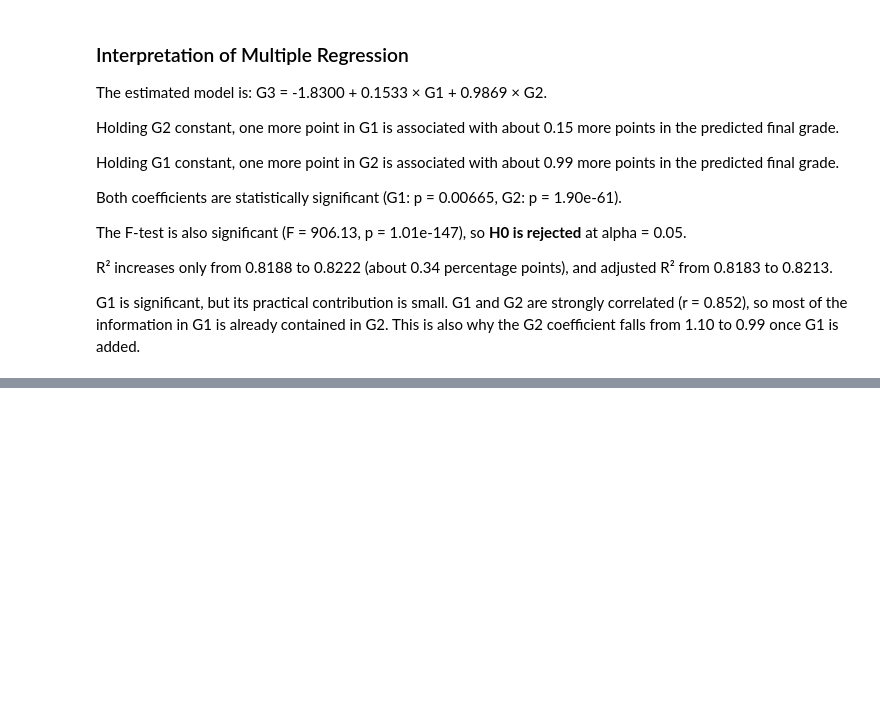
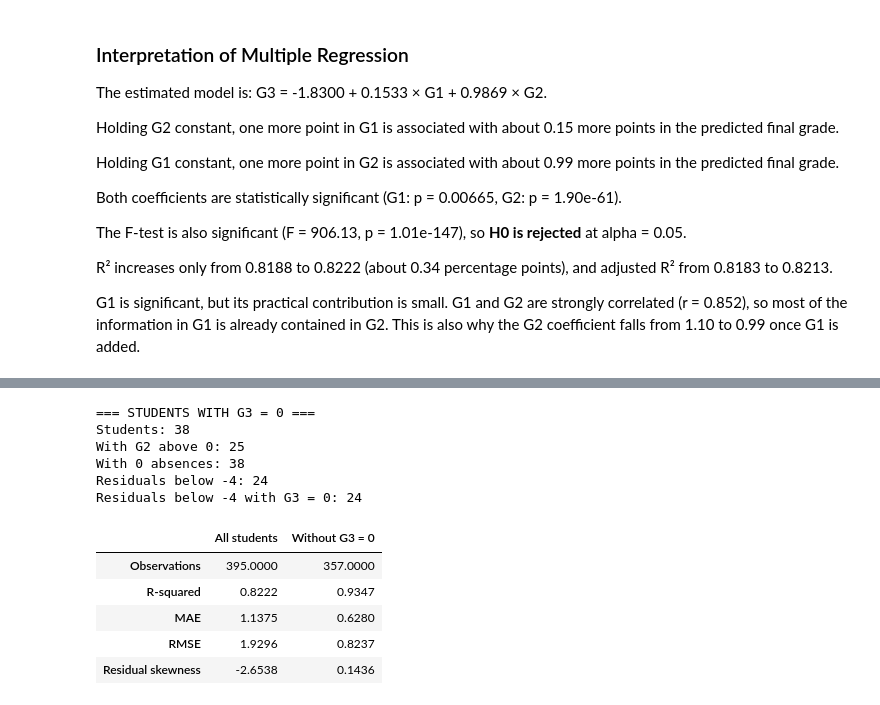
Before and after one commit to valonhajrediniii/data-analysis-project-1, a Jupyter notebook: analysis.ipynb, the cells around one changed output, grey strips where cells are left out. Drawn from its saved outputs; the diff is of its cells as text; code cells hidden in the pictures; blank space fills up the shorter version.

```diff
--- a/analysis.ipynb
+++ b/analysis.ipynb
@@ -522,0 +582,44 @@ G1 is significant, but its practical contribution is small. G1 and G2 are strong
+# %%
+zero_final = df_clean["G3"] == 0
+
+print("=== STUDENTS WITH G3 = 0 ===")
+print("Students:", zero_final.sum())
+print("With G2 above 0:", (zero_final & (df_clean["G2"] > 0)).sum())
+print("With 0 absences:", (zero_final & (df_clean["absences"] == 0)).sum())
+print("Residuals below -4:", (residuals < -4).sum())
+print("Residuals below -4 with G3 = 0:", ((residuals < -4) & zero_final).sum())
+
+sensitivity_model = smf.ols("G3 ~ G1 + G2", data=df_clean[~zero_final]).fit()
+sensitivity_residuals = sensitivity_model.resid
+
+sensitivity = pd.DataFrame({
+    "All students": {
+        "Observations": multiple_model.nobs,
+        "R-squared": multiple_model.rsquared,
+        "MAE": residuals.abs().mean(),
+        "RMSE": np.sqrt((residuals ** 2).mean()),
+        "Residual skewness": residuals.skew()
+    },
+    "Without G3 = 0": {
+        "Observations": sensitivity_model.nobs,
+        "R-squared": sensitivity_model.rsquared,
+        "MAE": sensitivity_residuals.abs().mean(),
+        "RMSE": np.sqrt((sensitivity_residuals ** 2).mean()),
+        "Residual skewness": sensitivity_residuals.skew()
+    }
+})
+
+display(sensitivity.round(4))
+# %% [output]
+=== STUDENTS WITH G3 = 0 ===
+Students: 38
+With G2 above 0: 25
+With 0 absences: 38
+Residuals below -4: 24
+Residuals below -4 with G3 = 0: 24
+|  | All students | Without G3 = 0 |
+| Observations | 395.0000 | 357.0000 |
+| R-squared | 0.8222 | 0.9347 |
+| MAE | 1.1375 | 0.6280 |
+| RMSE | 1.9296 | 0.8237 |
+| Residual skewness | -2.6538 | 0.1436 |
```
Also changed, not shown: parts of 7 cells of this notebook.
